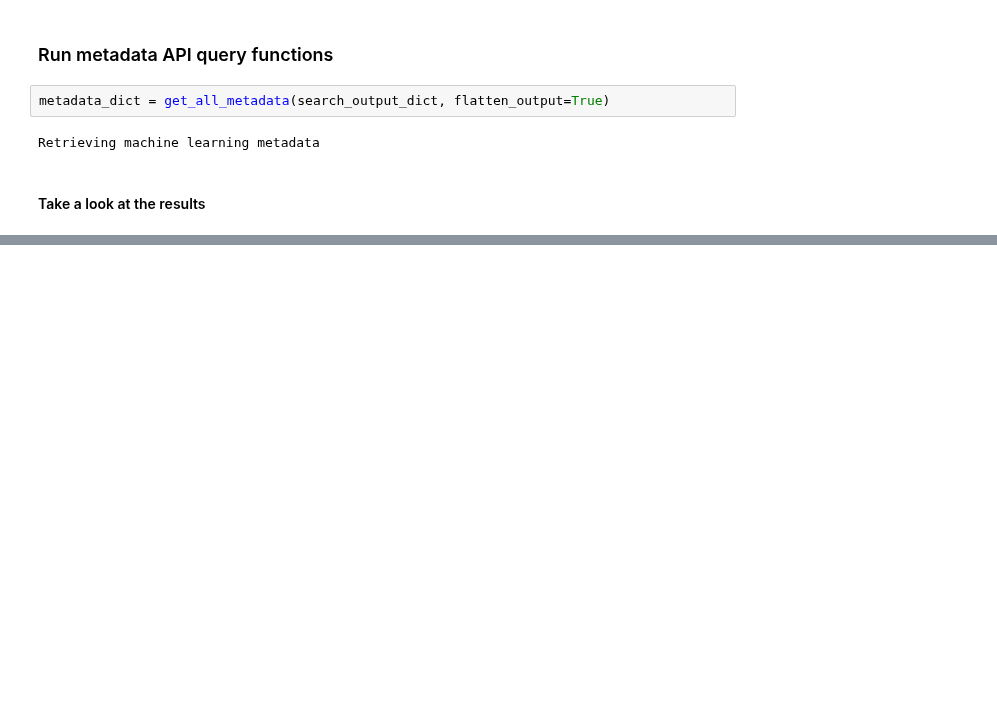
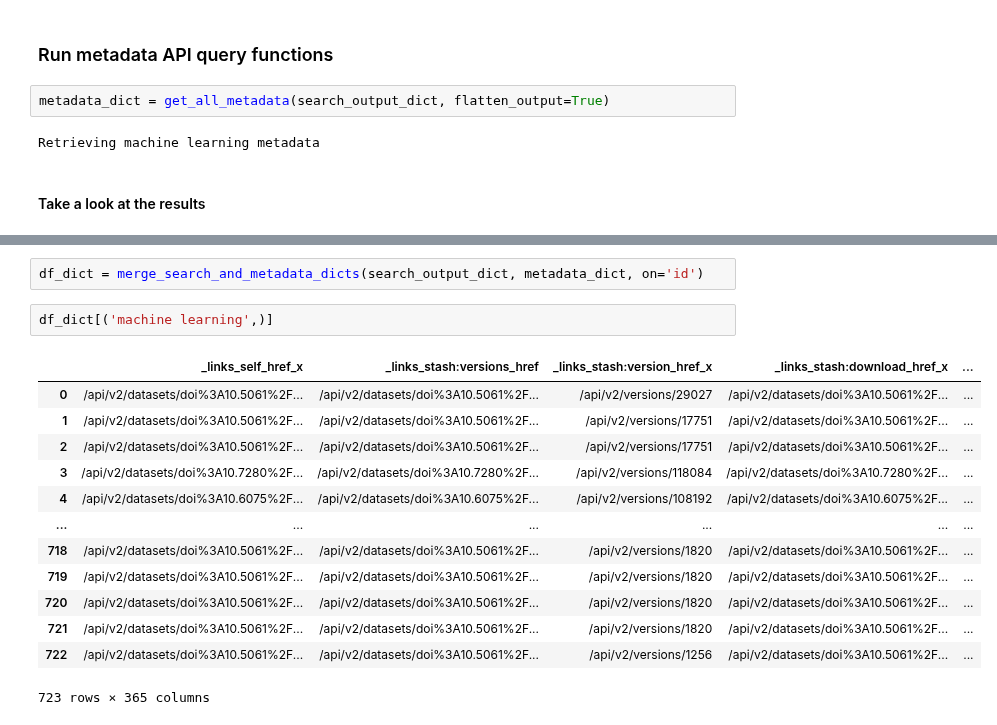
Before and after one commit to michaelbaluja/PyCurator, a Jupyter notebook: Dryad.ipynb, the cells around one changed output, grey strips where cells are left out. Drawn from its saved outputs; the diff is of its cells as text; blank space fills up the shorter version.

Commit message:
merge search and metadata

```diff
--- a/Dryad.ipynb
+++ b/Dryad.ipynb
@@ -233,0 +298,18 @@ metadata_dict[('machine learning',)].head()
+# %%
+df_dict = merge_search_and_metadata_dicts(search_output_dict, metadata_dict, on='id')
+# %%
+df_dict[('machine learning',)]
+# %% [output]
+|  | _links_self_href_x | _links_stash:versions_href | _links_stash:version_href_x | _links_stash:download_href_x | ... |
+| 0 | /api/v2/datasets/doi%3A10.5061%2F... | /api/v2/datasets/doi%3A10.5061%2F... | /api/v2/versions/29027 | /api/v2/datasets/doi%3A10.5061%2F... | ... |
+| 1 | /api/v2/datasets/doi%3A10.5061%2F... | /api/v2/datasets/doi%3A10.5061%2F... | /api/v2/versions/17751 | /api/v2/datasets/doi%3A10.5061%2F... | ... |
+| 2 | /api/v2/datasets/doi%3A10.5061%2F... | /api/v2/datasets/doi%3A10.5061%2F... | /api/v2/versions/17751 | /api/v2/datasets/doi%3A10.5061%2F... | ... |
+| 3 | /api/v2/datasets/doi%3A10.7280%2F... | /api/v2/datasets/doi%3A10.7280%2F... | /api/v2/versions/118084 | /api/v2/datasets/doi%3A10.7280%2F... | ... |
+| 4 | /api/v2/datasets/doi%3A10.6075%2F... | /api/v2/datasets/doi%3A10.6075%2F... | /api/v2/versions/108192 | /api/v2/datasets/doi%3A10.6075%2F... | ... |
+| ... | ... | ... | ... | ... | ... |
+| 718 | /api/v2/datasets/doi%3A10.5061%2F... | /api/v2/datasets/doi%3A10.5061%2F... | /api/v2/versions/1820 | /api/v2/datasets/doi%3A10.5061%2F... | ... |
+| 719 | /api/v2/datasets/doi%3A10.5061%2F... | /api/v2/datasets/doi%3A10.5061%2F... | /api/v2/versions/1820 | /api/v2/datasets/doi%3A10.5061%2F... | ... |
+| 720 | /api/v2/datasets/doi%3A10.5061%2F... | /api/v2/datasets/doi%3A10.5061%2F... | /api/v2/versions/1820 | /api/v2/datasets/doi%3A10.5061%2F... | ... |
+| 721 | /api/v2/datasets/doi%3A10.5061%2F... | /api/v2/datasets/doi%3A10.5061%2F... | /api/v2/versions/1820 | /api/v2/datasets/doi%3A10.5061%2F... | ... |
+| 722 | /api/v2/datasets/doi%3A10.5061%2F... | /api/v2/datasets/doi%3A10.5061%2F... | /api/v2/versions/1256 | /api/v2/datasets/doi%3A10.5061%2F... | ... |
+723 rows × 365 columns
```
Also changed, not shown: parts of 3 cells of this notebook.
